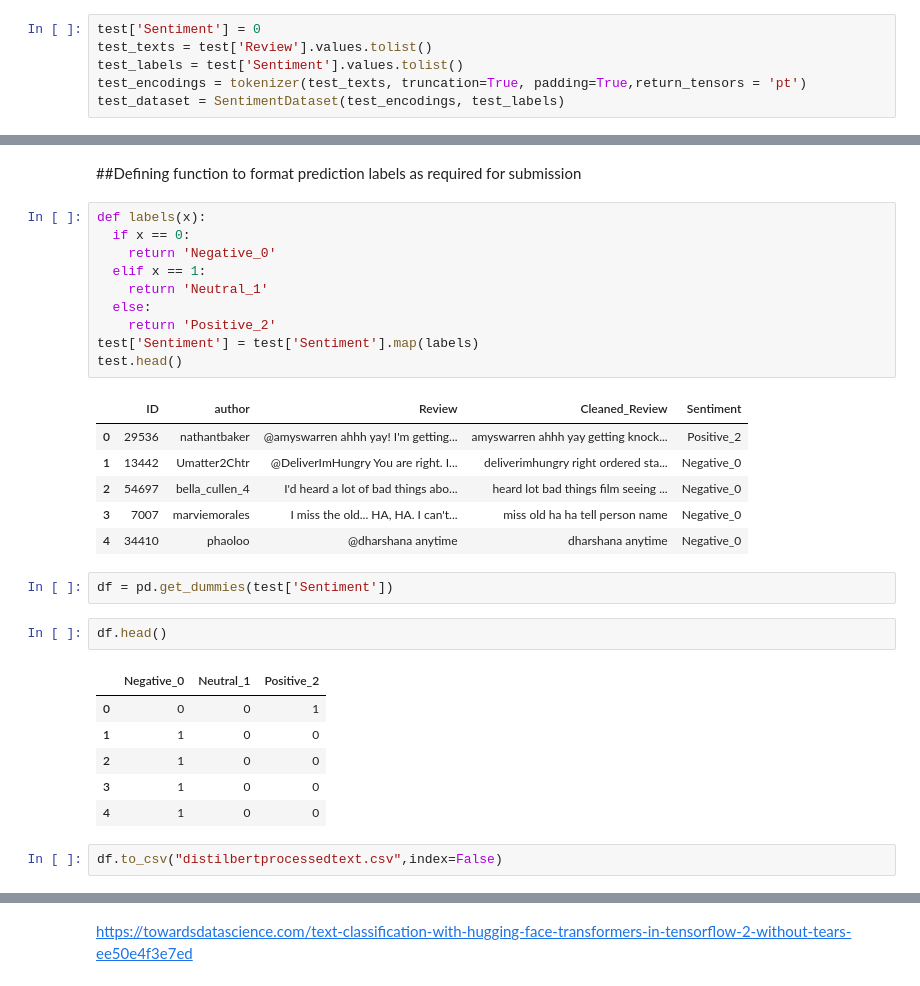
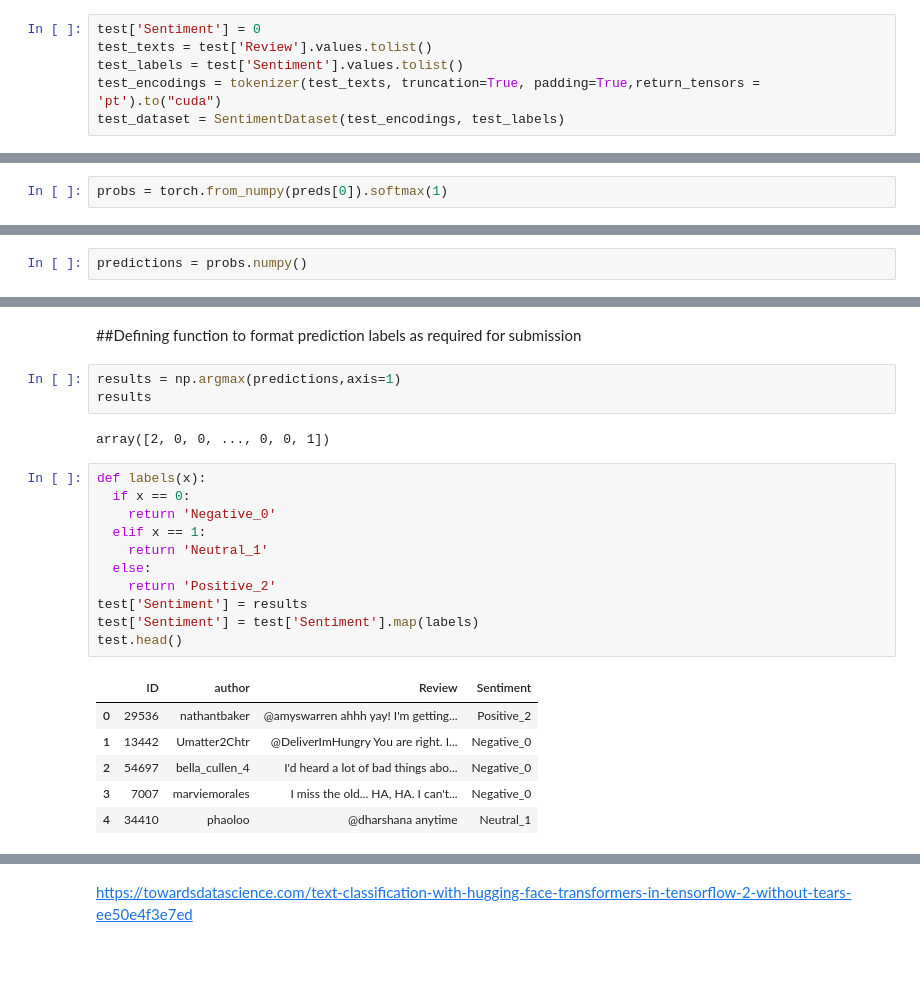
Before and after one commit to plaban1981/Huggingface_transformers_course, a Jupyter notebook: Machinehack_Sentiment_Analysis.ipynb, the cells around one changed output, grey strips where cells are left out. Saved outputs shown, nothing was run; the diff lists cells and outputs as text; blank space fills up the shorter version.

```diff
--- a/Machinehack_Sentiment_Analysis.ipynb
+++ b/Machinehack_Sentiment_Analysis.ipynb
@@ -321,7 +383,7 @@ test.shape
 test['Sentiment'] = 0
 test_texts = test['Review'].values.tolist()
 test_labels = test['Sentiment'].values.tolist()
-test_encodings = tokenizer(test_texts, truncation=True, padding=True,return_tensors = 'pt')
+test_encodings = tokenizer(test_texts, truncation=True, padding=True,return_tensors = 'pt').to("cuda")
 test_dataset = SentimentDataset(test_encodings, test_labels)
 # %%
 len(test_dataset)
@@ -352,0 +405,2 @@ predictions = preds[0].tolist()
+# %%
+probs = torch.from_numpy(preds[0]).softmax(1)
@@ -352,0 +419,2 @@ predictions = preds[0].tolist()
+# %%
+predictions = probs.numpy()
@@ -374,32 +450,25 @@ newdf.to_csv('BertSequenceClassification.csv',index=False)
 # %% [markdown]
 ##Defining function to format prediction labels as required for submission
+# %%
+results = np.argmax(predictions,axis=1)
+results
+# %% [output]
+array([2, 0, 0, ..., 0, 0, 1])
 # %%
 def labels(x):
   if x == 0:
     return 'Negative_0'
   elif x == 1:
     return 'Neutral_1'
   else:
     return 'Positive_2'
+test['Sentiment'] = results
 test['Sentiment'] = test['Sentiment'].map(labels)
 test.head()
 # %% [output]
-|  | ID | author | Review | Cleaned_Review | Sentiment |
-| 0 | 29536 | nathantbaker | @amyswarren ahhh yay! I'm getting... | amyswarren ahhh yay getting knock... | Positive_2 |
-| 1 | 13442 | Umatter2Chtr | @DeliverImHungry You are right. I... | deliverimhungry right ordered sta... | Negative_0 |
-| 2 | 54697 | bella_cullen_4 | I'd heard a lot of bad things abo... | heard lot bad things film seeing ... | Negative_0 |
-| 3 | 7007 | marviemorales | I miss the old... HA, HA. I can't... | miss old ha ha tell person name | Negative_0 |
-| 4 | 34410 | phaoloo | @dharshana anytime | dharshana anytime | Negative_0 |
+|  | ID | author | Review | Sentiment |
+| 0 | 29536 | nathantbaker | @amyswarren ahhh yay! I'm getting... | Positive_2 |
+| 1 | 13442 | Umatter2Chtr | @DeliverImHungry You are right. I... | Negative_0 |
+| 2 | 54697 | bella_cullen_4 | I'd heard a lot of bad things abo... | Negative_0 |
+| 3 | 7007 | marviemorales | I miss the old... HA, HA. I can't... | Negative_0 |
+| 4 | 34410 | phaoloo | @dharshana anytime | Neutral_1 |
-# %%
-df = pd.get_dummies(test['Sentiment'])
-# %%
-df.head()
-# %% [output]
-|  | Negative_0 | Neutral_1 | Positive_2 |
-| 0 | 0 | 0 | 1 |
-| 1 | 1 | 0 | 0 |
-| 2 | 1 | 0 | 0 |
-| 3 | 1 | 0 | 0 |
-| 4 | 1 | 0 | 0 |
-# %%
-df.to_csv("distilbertprocessedtext.csv",index=False)
```
Also changed, not shown: parts of 28 cells of this notebook.
